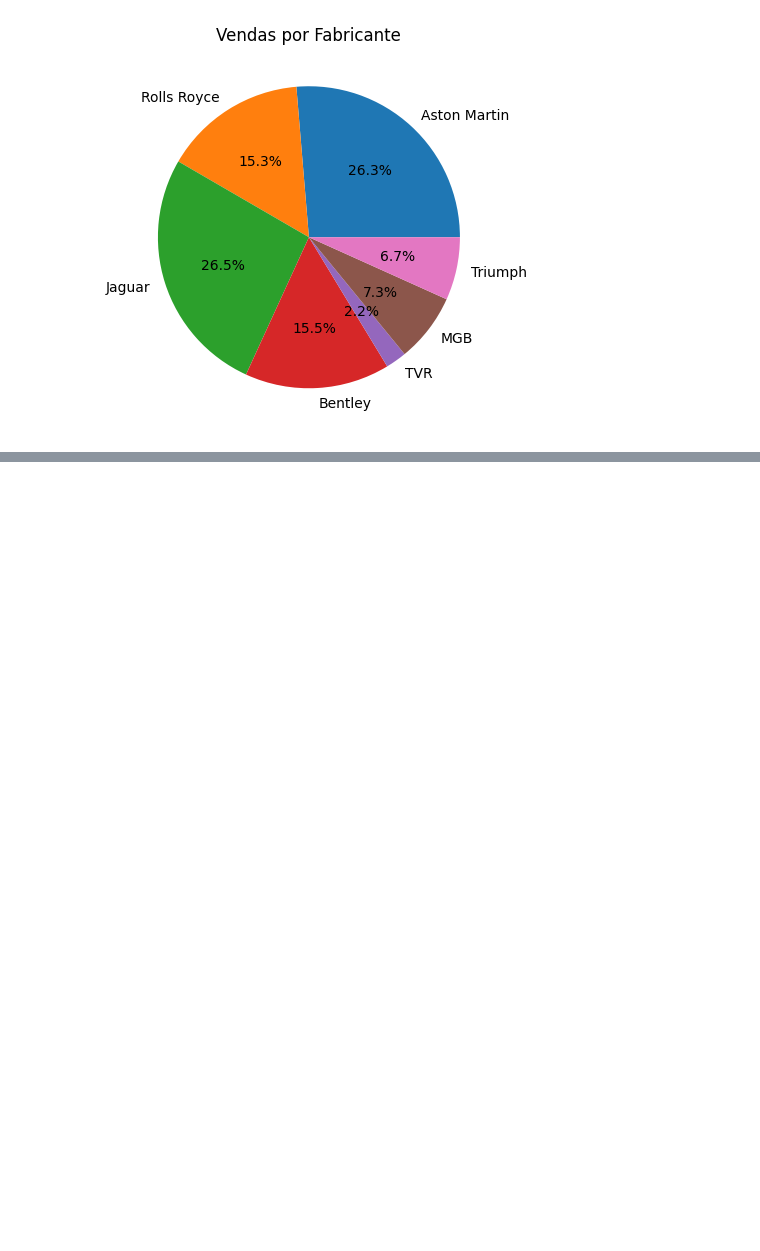
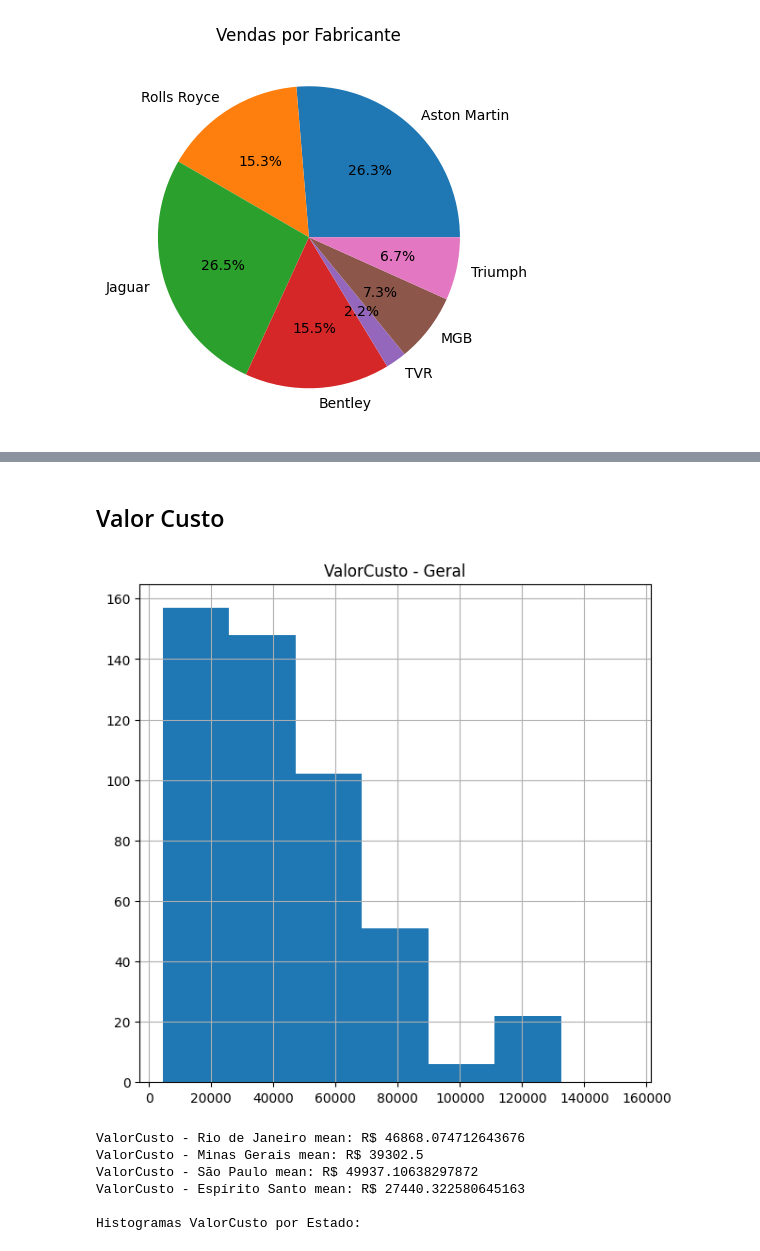
Before and after one commit to GabrielDornelles/math, a Jupyter notebook: Statistics/GR16009-00068-GA/Statistics-GA.ipynb, the cells around one changed output, grey strips where cells are left out. Drawn from its saved outputs; the diff is of its cells as text; code cells hidden in the pictures; blank space fills up the shorter version.

```diff
--- a/Statistics/GR16009-00068-GA/Statistics-GA.ipynb
+++ b/Statistics/GR16009-00068-GA/Statistics-GA.ipynb
@@ -145,0 +94,14 @@ Histogramas CustoMaoDeObra por estado:
+# %% [markdown]
+## Valor Custo
+# %%
+valor_custo_min = min(list(map(int, general_dict["ValorCusto"])))
+valor_custo_max = max(list(map(int, general_dict["ValorCusto"])))
+histograms(main_key="ValorCusto", sort_by="Estado", val_range=(valor_custo_min, valor_custo_max))
+# %% [output]
+[figure, added]
+ValorCusto - Rio de Janeiro mean: R$ 46868.074712643676
+ValorCusto - Minas Gerais mean: R$ 39302.5
+ValorCusto - São Paulo mean: R$ 49937.10638297872
+ValorCusto - Espírito Santo mean: R$ 27440.322580645163
+
+Histogramas ValorCusto por Estado:
```
Also changed, not shown: parts of 16 cells of this notebook, 1 other file.
